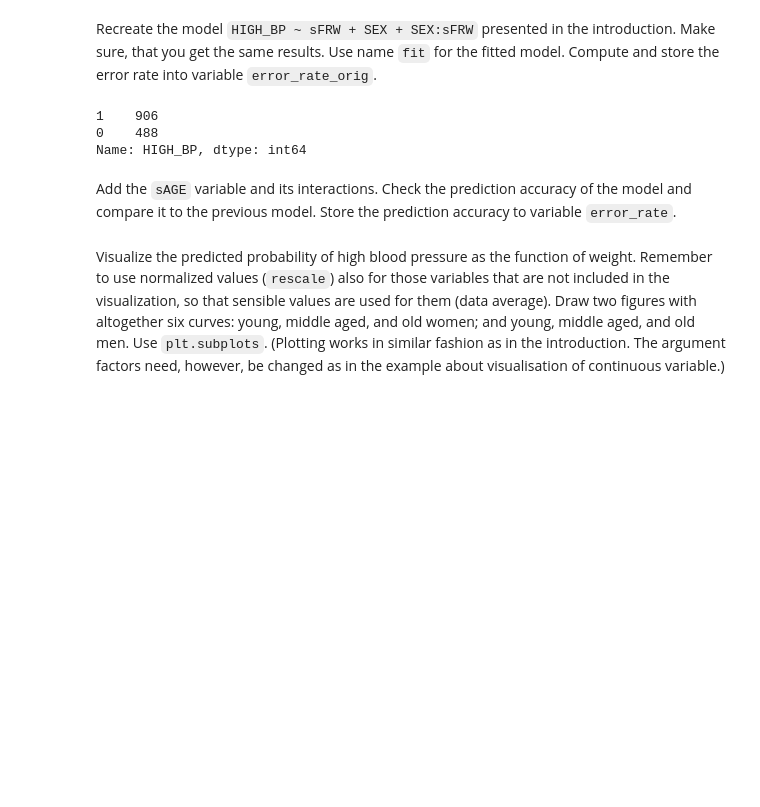
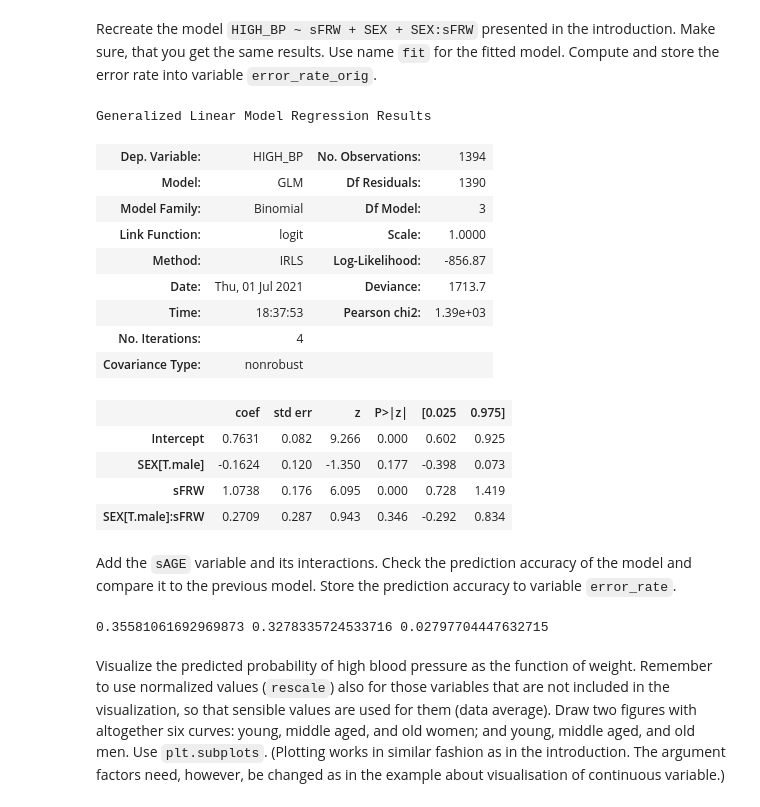
Before and after one commit to nyksy/data-analysis-with-python-2021, a Jupyter notebook: part08/src/project_notebook_regression_analysis.ipynb, the cells around one changed output. Drawn from its saved outputs; the diff is of its cells as text; code cells hidden in the pictures; blank space fills up the shorter version.

```diff
--- a/part08/src/project_notebook_regression_analysis.ipynb
+++ b/part08/src/project_notebook_regression_analysis.ipynb
@@ -155,20 +218,36 @@ Recreate the model `HIGH_BP ~ sFRW + SEX + SEX:sFRW` presented in the introducti
 # %%
 # exercise 9
 # Put your solution here!
 
 #HIGH_BP column
 fram['HIGH_BP'] = (fram.SBP >= 140) | (fram.DBP >= 90)
 fram.HIGH_BP = fram.HIGH_BP.astype('int')
 
-fit = smf.glm(formula='HIGH_BP ~ sFRW + SEX + SEX:sFRW', data=fram).fit()
+fit = smf.glm(
+    formula='HIGH_BP ~ sFRW + SEX + SEX:sFRW',
+    data=fram,
+    family=sm.families.Binomial()
+).fit()
 
 #error rate
 error_rate_orig = np.mean(((fit.fittedvalues < 0.5) & fram.HIGH_BP) | ((fit.fittedvalues > 0.5) & ~fram.HIGH_BP))
 
-fram.HIGH_BP.value_counts()
+fit.summary()
 # %% [output]
-1    906
-0    488
-Name: HIGH_BP, dtype: int64
+Generalized Linear Model Regression Results
+| Dep. Variable: | HIGH_BP | No. Observations: | 1394 |
+| Model: | GLM | Df Residuals: | 1390 |
+| Model Family: | Binomial | Df Model: | 3 |
+| Link Function: | logit | Scale: | 1.0000 |
+| Method: | IRLS | Log-Likelihood: | -856.87 |
+| Date: | Thu, 01 Jul 2021 | Deviance: | 1713.7 |
+| Time: | 18:37:53 | Pearson chi2: | 1.39e+03 |
+| No. Iterations: | 4 |  |  |
+| Covariance Type: | nonrobust |  |  |
+|  | coef | std err | z | P>|z| | [0.025 | 0.975] |
+| Intercept | 0.7631 | 0.082 | 9.266 | 0.000 | 0.602 | 0.925 |
+| SEX[T.male] | -0.1624 | 0.120 | -1.350 | 0.177 | -0.398 | 0.073 |
+| sFRW | 1.0738 | 0.176 | 6.095 | 0.000 | 0.728 | 1.419 |
+| SEX[T.male]:sFRW | 0.2709 | 0.287 | 0.943 | 0.346 | -0.292 | 0.834 |
 # %% [markdown]
 Add the `sAGE` variable and its interactions. Check the prediction accuracy of the model and compare it to the previous model. Store the prediction accuracy to variable `error_rate`.
@@ -178,3 +254,19 @@ Add the `sAGE` variable and its interactions. Check the prediction accuracy of t
+# %%
+# exercise 10
+# Put your solution here!
+fit = smf.glm(
+    formula='HIGH_BP ~ sFRW + SEX + SEX:sFRW + sAGE + sAGE:sFRW + sAGE:SEX',
+    data=fram,
+    family=sm.families.Binomial()
+).fit()
+
+fit.summary()
+
+error_rate = np.mean(((fit.fittedvalues < 0.5) & fram.HIGH_BP) | ((fit.fittedvalues > 0.5) & ~fram.HIGH_BP))
+
+print(error_rate_orig, error_rate, error_rate_orig - error_rate)
+# %% [output]
+0.35581061692969873 0.3278335724533716 0.02797704447632715
 # %% [markdown]
 Visualize the predicted probability of high blood pressure as the function of weight. Remember to use normalized values (`rescale`) also for those variables that are not included in the visualization, so that sensible values are used for them (data average). Draw two figures with altogether six curves: young, middle aged, and old women; and young, middle aged, and old men. Use `plt.subplots`. (Plotting works in similar fashion as in the introduction. The argument factors need, however, be changed as in the example about visualisation of continuous variable.)
 # %%
```
Also changed, not shown: parts of 13 cells of this notebook.
